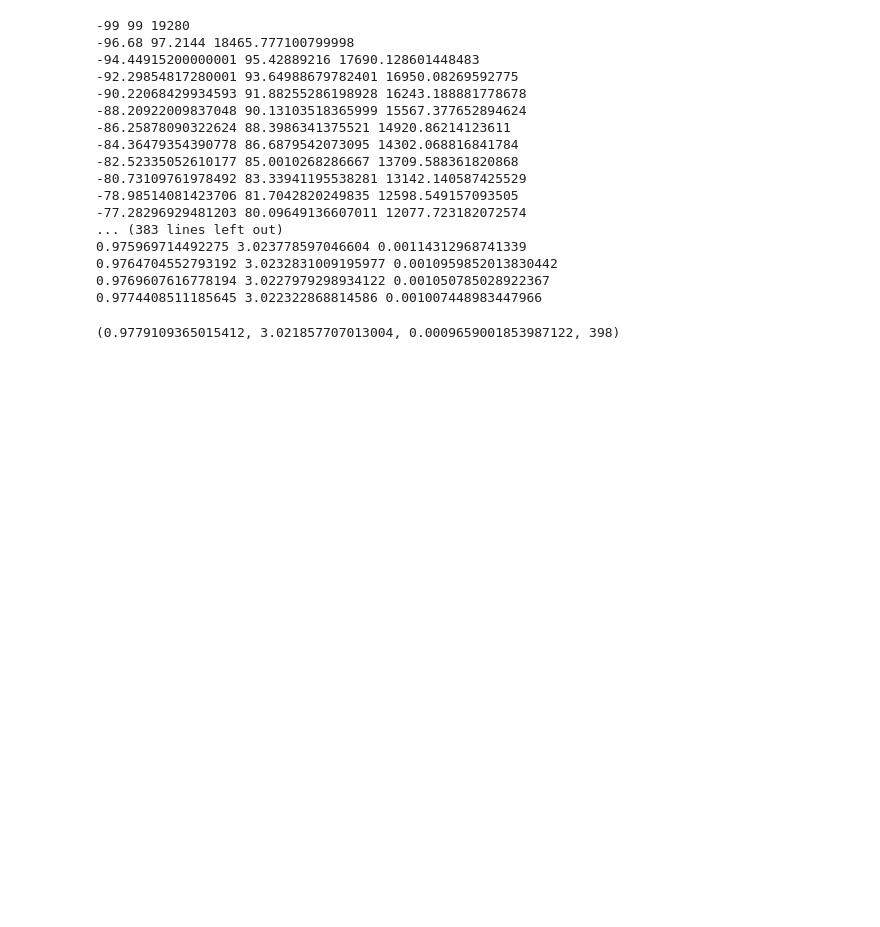
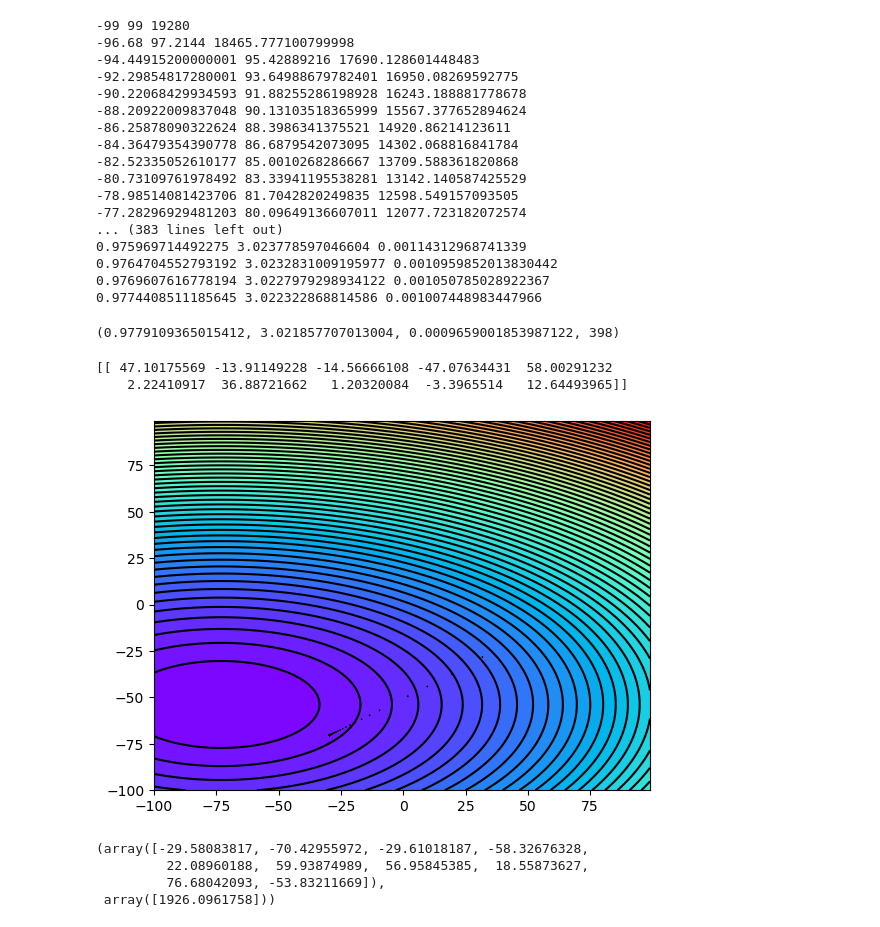
Before and after one commit to Kshys13k/IntroductionToAIProjects, a Jupyter notebook: Doświadczenia.ipynb, the cells around one changed output. Drawn from its saved outputs; the diff is of its cells as text; code cells hidden in the pictures; blank space fills up the shorter version.

```diff
--- a/Doświadczenia.ipynb
+++ b/Doświadczenia.ipynb
@@ -183,3 +186,23 @@ fmb.gradientDescent(-99,99, 0.01, 10000, 0.001)
 0.9769607616778194 3.0227979298934122 0.001050785028922367
 0.9774408511185645 3.022322868814586 0.001007448983447966
 (0.9779109365015412, 3.021857707013004, 0.0009659001853987122, 398)
+# %%
+from Lab1.findMinimum.FindMinimumCec2017 import FindMinimumCec2017
+import numpy as np
+from cec2017.functions import f1, f2, f3
+cec2017=FindMinimumCec2017()
+# %%
+samples=1
+dimension=10
+x = np.random.uniform(-100, 100, size=(samples, dimension))
+# x=[[-50, 50, -50, 50, -50, 50, -50, 50, -50, 50]]
+print(x)
+cec2017.gradientDescentPlot(f1,x,1e-8,10000)
+# %% [output]
+[[ 47.10175569 -13.91149228 -14.56666108 -47.07634431  58.00291232
+    2.22410917  36.88721662   1.20320084  -3.3965514   12.64493965]]
+[figure, added]
+(array([-29.58083817, -70.42955972, -29.61018187, -58.32676328,
+         22.08960188,  59.93874989,  56.95845385,  18.55873627,
+         76.68042093, -53.83211669]),
+ array([1926.0961758]))
```
Also changed, not shown: parts of 9 cells of this notebook, 1 other file.
